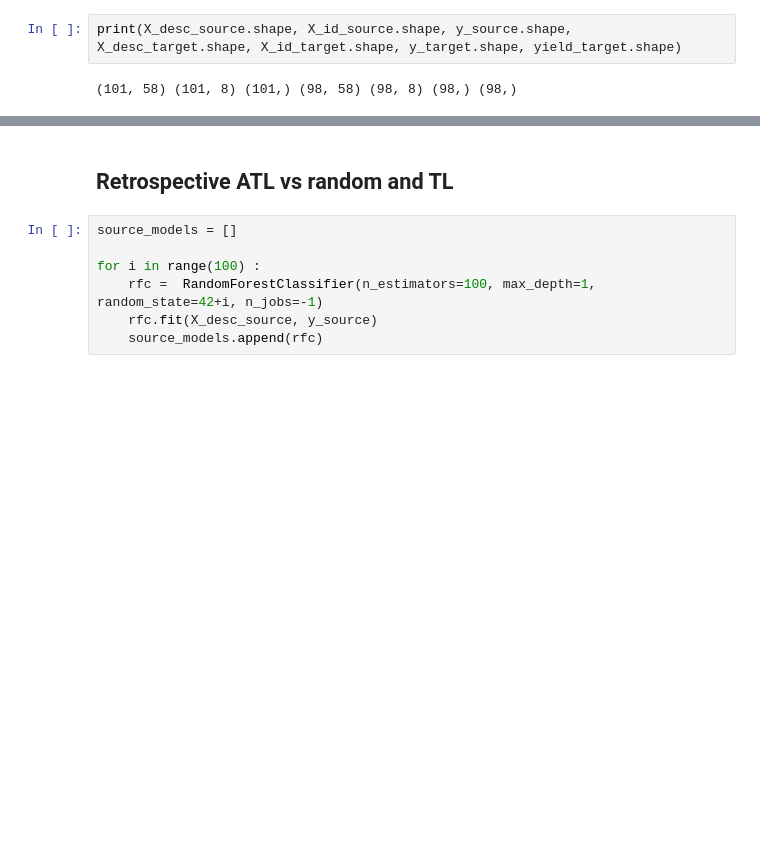
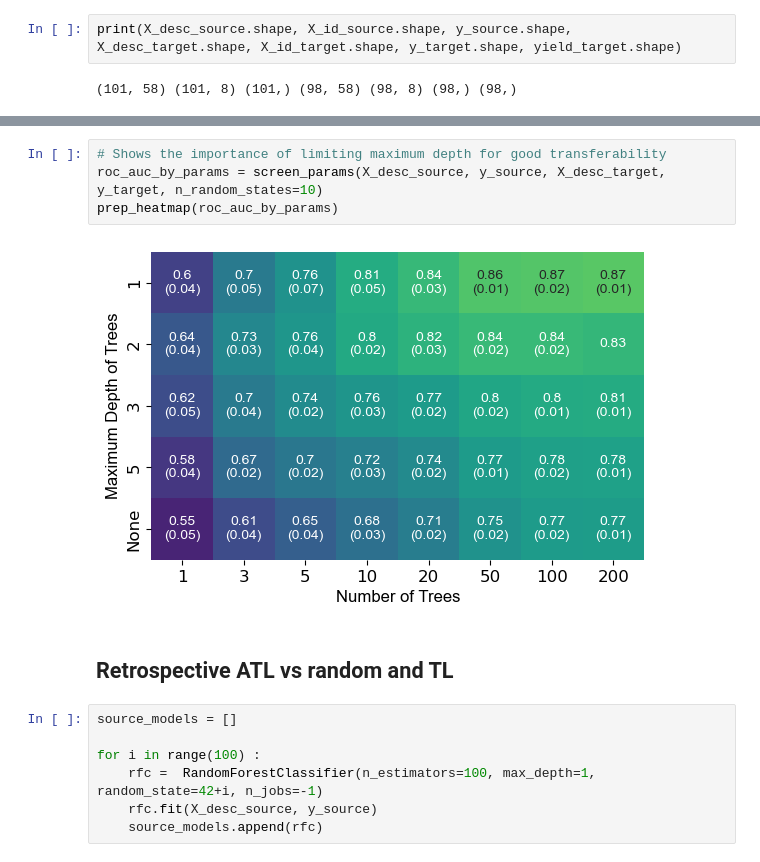
Before and after one commit to cernak-lab/ATL_EXP, a Jupyter notebook: retrospective.ipynb, the cells around one changed output, grey strips where cells are left out. Cells and saved outputs as stored; diff of their text form; blank space fills up the shorter version.

Commit message:
Evaluating model parameters

```diff
--- a/retrospective.ipynb
+++ b/retrospective.ipynb
@@ -59,3 +138,9 @@ print(X_desc_source.shape, X_id_source.shape, y_source.shape, X_desc_target.shap
+# %%
+# Shows the importance of limiting maximum depth for good transferability
+roc_auc_by_params = screen_params(X_desc_source, y_source, X_desc_target, y_target, n_random_states=10)
+prep_heatmap(roc_auc_by_params)
+# %% [output]
+[figure, added]
 # %% [markdown]
 ## Retrospective ATL vs random and TL
 # %%
```
Also changed, not shown: parts of 3 cells of this notebook.
